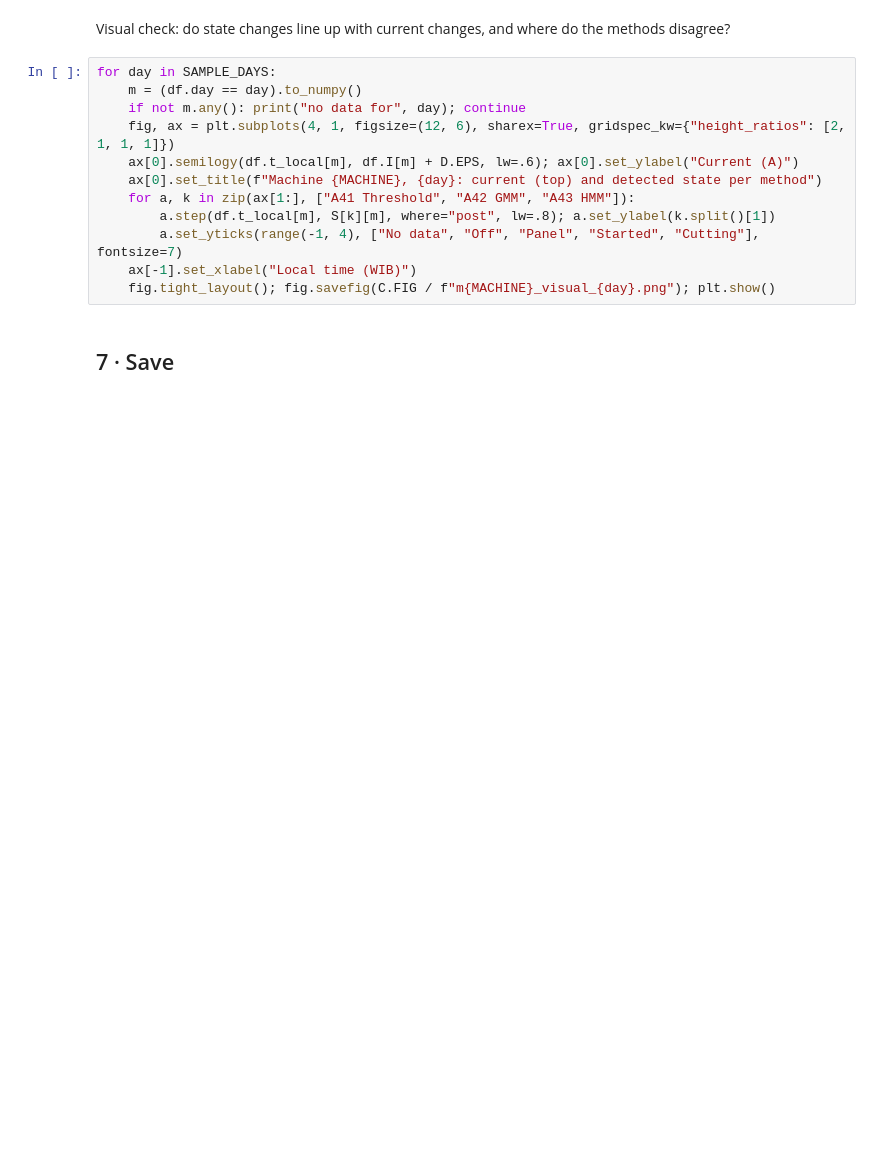
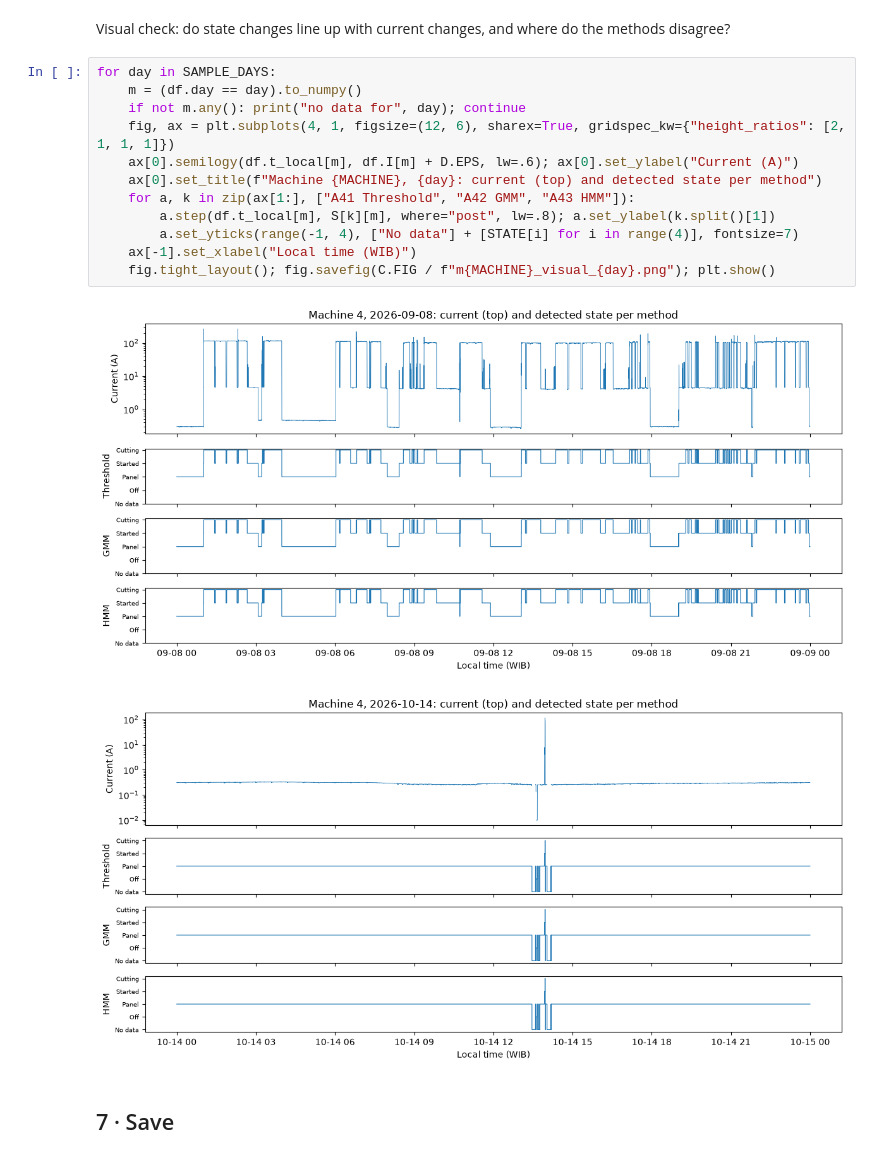
Before and after one commit to Tiyanzr/PRJ07_KeandalanMesinBubut, a Jupyter notebook: notebooks/02_detection.ipynb, the cells around one changed output. Saved outputs shown, nothing was run; the diff lists cells and outputs as text; blank space fills up the shorter version.

```diff
--- a/notebooks/02_detection.ipynb
+++ b/notebooks/02_detection.ipynb
@@ -155,15 +248,18 @@ Visual check: do state changes line up with current changes, and where do the me
 # %%
 for day in SAMPLE_DAYS:
     m = (df.day == day).to_numpy()
     if not m.any(): print("no data for", day); continue
     fig, ax = plt.subplots(4, 1, figsize=(12, 6), sharex=True, gridspec_kw={"height_ratios": [2, 1, 1, 1]})
     ax[0].semilogy(df.t_local[m], df.I[m] + D.EPS, lw=.6); ax[0].set_ylabel("Current (A)")
     ax[0].set_title(f"Machine {MACHINE}, {day}: current (top) and detected state per method")
     for a, k in zip(ax[1:], ["A41 Threshold", "A42 GMM", "A43 HMM"]):
         a.step(df.t_local[m], S[k][m], where="post", lw=.8); a.set_ylabel(k.split()[1])
-        a.set_yticks(range(-1, 4), ["No data", "Off", "Panel", "Started", "Cutting"], fontsize=7)
+        a.set_yticks(range(-1, 4), ["No data"] + [STATE[i] for i in range(4)], fontsize=7)
     ax[-1].set_xlabel("Local time (WIB)")
     fig.tight_layout(); fig.savefig(C.FIG / f"m{MACHINE}_visual_{day}.png"); plt.show()
+# %% [output]
+[figure, added]
+[figure, added]
 # %% [markdown]
 ## 7 · Save
 # %%
```
Also changed, not shown: parts of 11 cells of this notebook, 3 other files.
